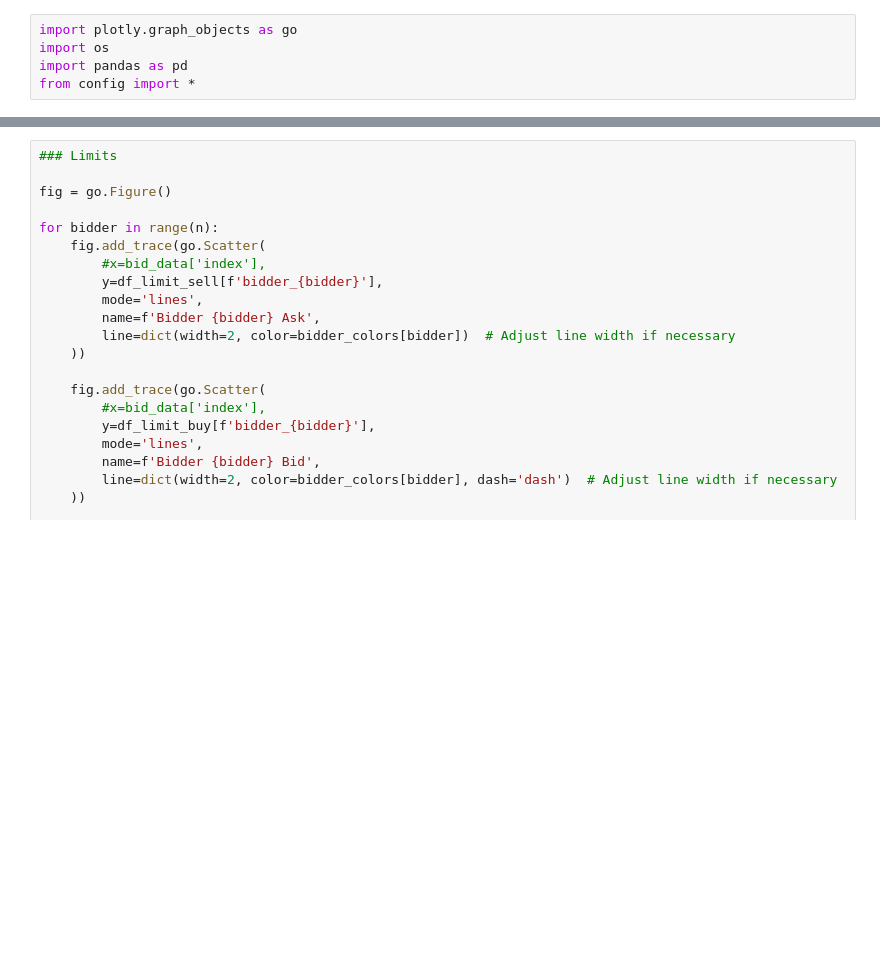
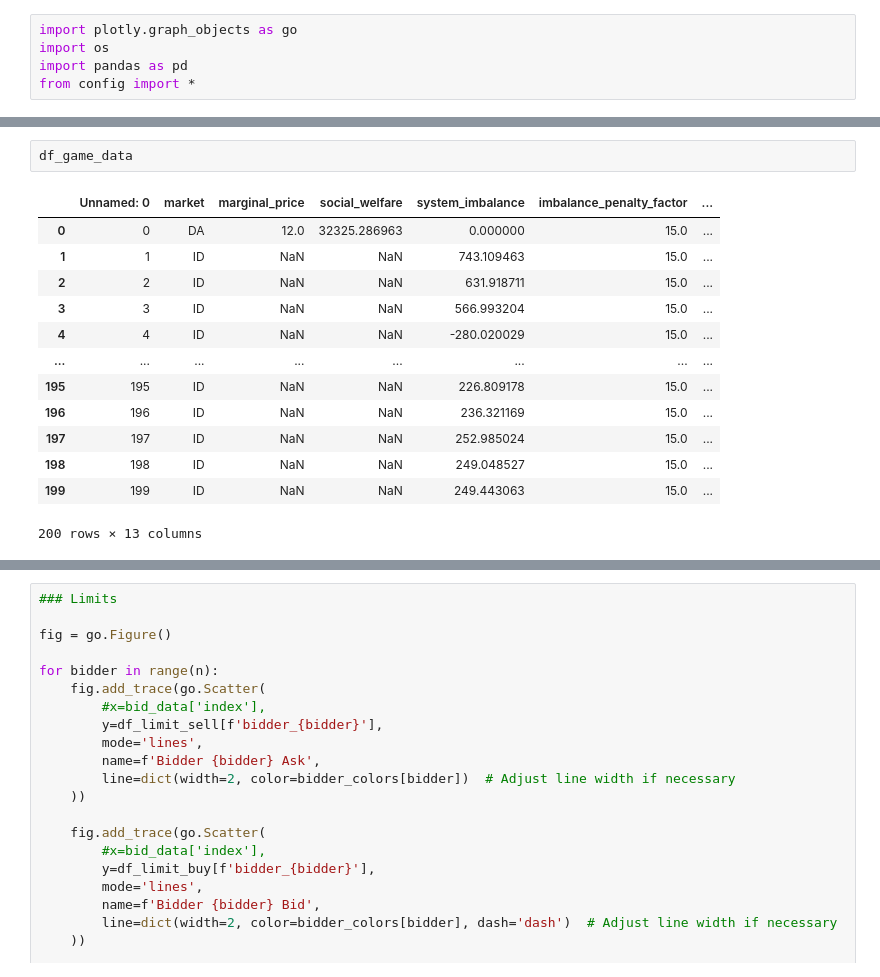
Before and after one commit to KenFelder/Spot-Market-Bidding, a Jupyter notebook: Sketchbook.ipynb, the cells around one changed output, grey strips where cells are left out. Saved outputs shown, nothing was run; the diff lists cells and outputs as text; blank space fills up the shorter version.

```diff
--- a/Sketchbook.ipynb
+++ b/Sketchbook.ipynb
@@ -64 +86,17 @@ Bid step factor: [3, 3, 3, 3, 3, 3]
+# %%
+df_game_data
+# %% [output]
+|  | Unnamed: 0 | market | marginal_price | social_welfare | system_imbalance | imbalance_penalty_factor | ... |
+| 0 | 0 | DA | 12.0 | 32325.286963 | 0.000000 | 15.0 | ... |
+| 1 | 1 | ID | NaN | NaN | 743.109463 | 15.0 | ... |
+| 2 | 2 | ID | NaN | NaN | 631.918711 | 15.0 | ... |
+| 3 | 3 | ID | NaN | NaN | 566.993204 | 15.0 | ... |
+| 4 | 4 | ID | NaN | NaN | -280.020029 | 15.0 | ... |
+| ... | ... | ... | ... | ... | ... | ... | ... |
+| 195 | 195 | ID | NaN | NaN | 226.809178 | 15.0 | ... |
+| 196 | 196 | ID | NaN | NaN | 236.321169 | 15.0 | ... |
+| 197 | 197 | ID | NaN | NaN | 252.985024 | 15.0 | ... |
+| 198 | 198 | ID | NaN | NaN | 249.048527 | 15.0 | ... |
+| 199 | 199 | ID | NaN | NaN | 249.443063 | 15.0 | ... |
+200 rows × 13 columns
 # %%
```
Also changed, not shown: parts of 21 cells of this notebook.
